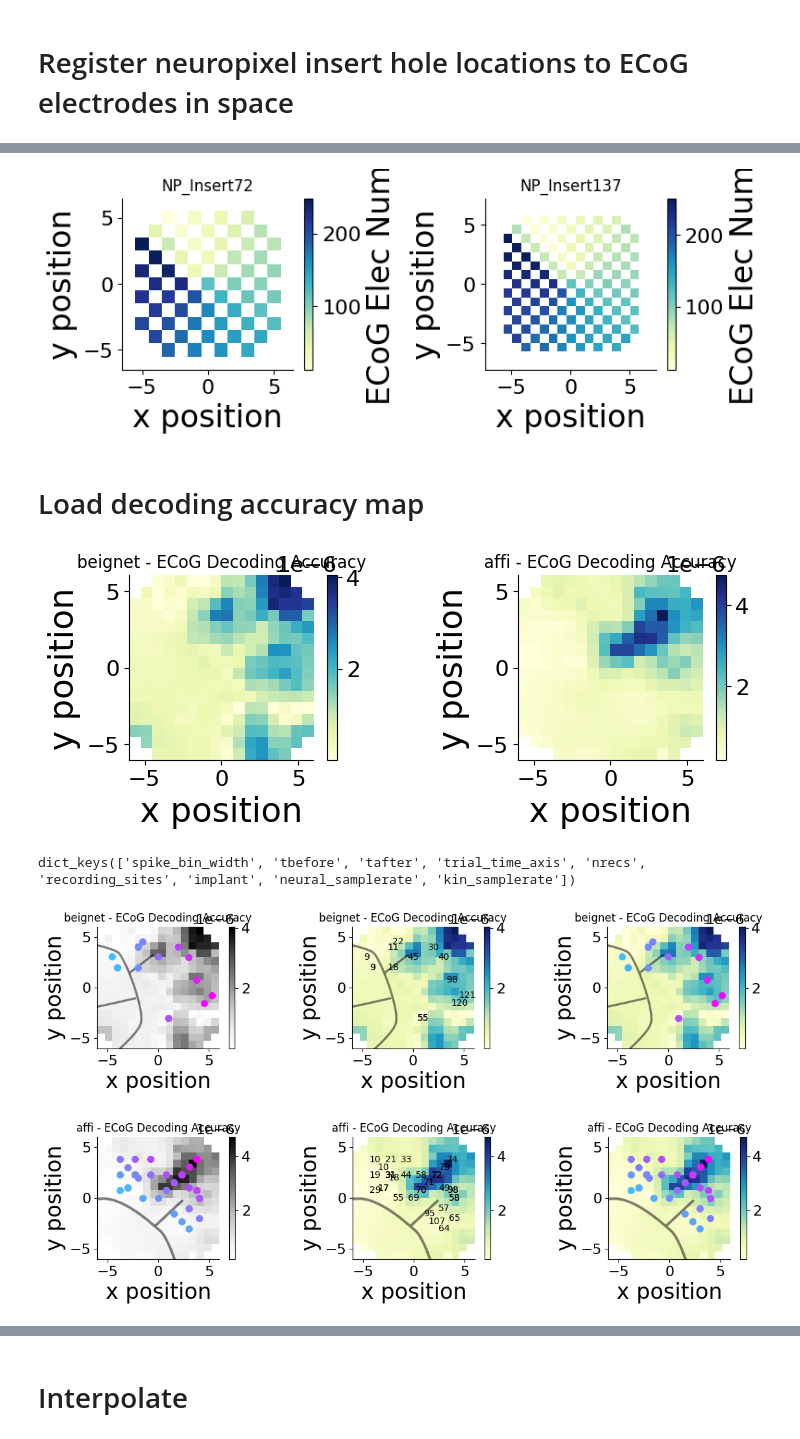
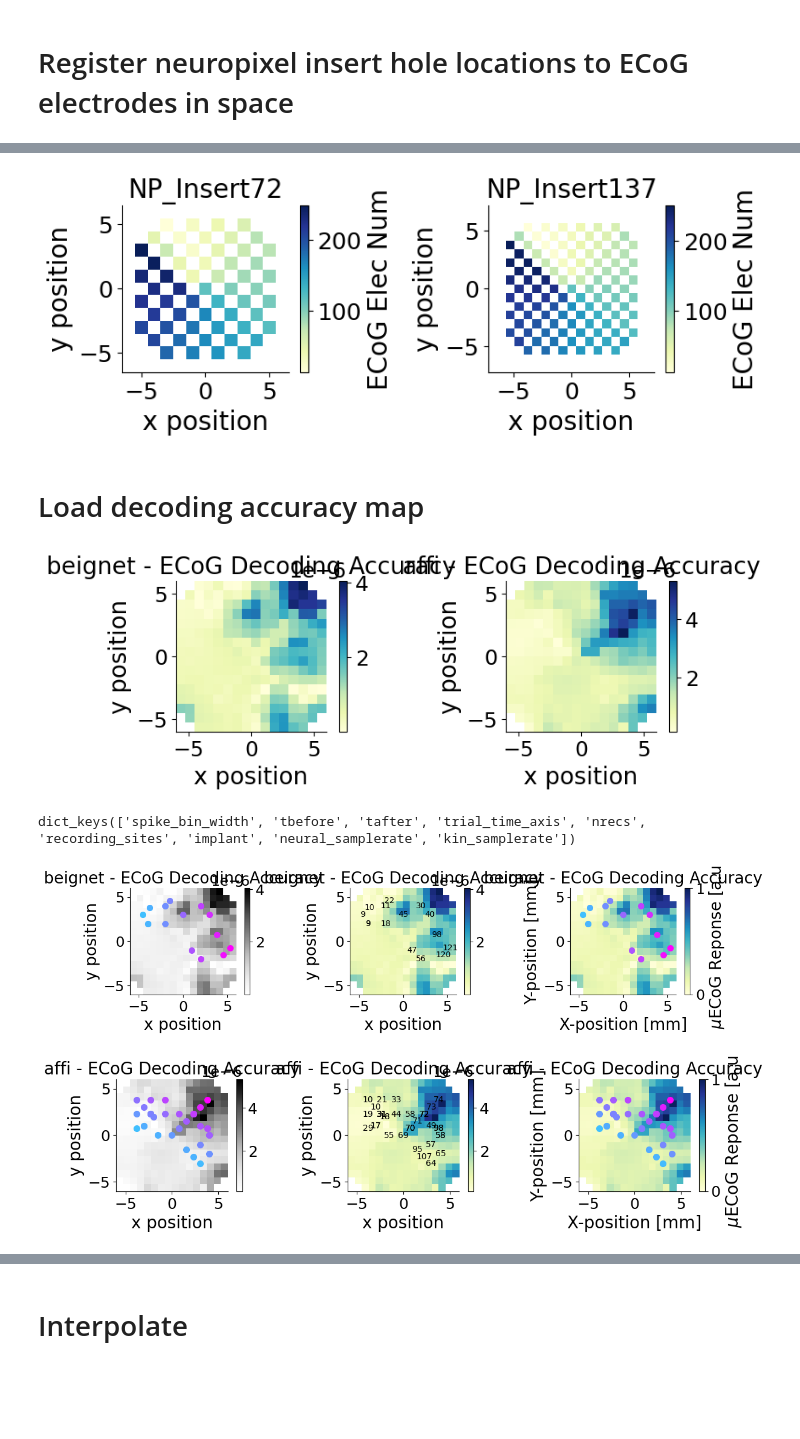
Before and after one commit to rcanfield2/ecog_np_targeting, a Jupyter notebook: np_ecog_map_registration.ipynb, the cells around one changed output, grey strips where cells are left out. Saved outputs shown, nothing was run; the diff lists cells and outputs as text; code cells hidden in the pictures; blank space fills up the shorter version.

```diff
--- a/np_ecog_map_registration.ipynb
+++ b/np_ecog_map_registration.ipynb
@@ -40,11 +40,18 @@ dec_map_names = ['all', 'hgamma', 'delta']
 
 save_figs = True
 save_dir = "/media/moor-data/results/Ryan/neuropixel_targeting/ecog_decoding_maps"
-plt.rcParams['xtick.labelsize']=16
-plt.rcParams['ytick.labelsize']=16
-plt.rcParams['axes.labelsize']=24
+# plt.rcParams['xtick.labelsize']=16
+# plt.rcParams['ytick.labelsize']=16
+# plt.rcParams['axes.labelsize']=24
+# plt.rcParams['axes.spines.top']=False
+# plt.rcParams['axes.spines.right']=False
+plt.rcParams['xtick.labelsize']=18 # presentation
+plt.rcParams['ytick.labelsize']=18
+plt.rcParams['axes.labelsize']=20
+plt.rcParams['axes.titlesize'] = 20
 plt.rcParams['axes.spines.top']=False
 plt.rcParams['axes.spines.right']=False
+plt.rcParams['lines.linewidth']=4
 # %% [markdown]
 # Register neuropixel insert hole locations to ECoG electrodes in space
 # %%
@@ -144,7 +151,7 @@ for iinsert, insert in enumerate(np_inserts):
 fig.tight_layout()
 plt.show()
 # %% [output]
-[figure, old version]
+[figure, new version]
 # %% [markdown]
 # Load decoding accuracy map
 # %%
@@ -200,7 +207,7 @@ fig.tight_layout()
 if save_figs:
     aopy.visualization.base.savefig(save_dir, 'ecog_decoding_accuracy_maps.svg')
 # %% [output]
-[figure, old version]
+[figure, new version]
 # %%
 import matplotlib
 aopy.utils.release_memory_limit()
@@ -236,7 +243,7 @@ for subject in subjects:
     dec_map_results[subject]['rec_sites'] = site_numbers[subject]
     dec_map_results[subject]['rec_locations'] = np.array([[np_ecog_mapping[subject][site_insert_name[subject][isite]][f"{site_insert_name[subject][isite]}_x"][site], np_ecog_mapping[subject][site_insert_name[subject][isite]][f"{site_insert_name[subject][isite]}_y"][site]] for isite, site in enumerate(site_numbers[subject])])
     if subject == 'affi':
-        dec_map_results[subject]['rc_axis_angle'] = np.deg2rad(55) # rotates 'x-axis' by this much
+        dec_map_results[subject]['rc_axis_angle'] = np.deg2rad(60) # rotates 'x-axis' by this much
         dec_map_results[subject]['rc_axis'] = dec_map_results[subject]['rec_locations'] @ np.array([[np.cos(dec_map_results[subject]['rc_axis_angle']), -np.sin(dec_map_results[subject]['rc_axis_angle'])],[np.sin(dec_map_results[subject]['rc_axis_angle']), np.cos(dec_map_results[subject]['rc_axis_angle'])]])
 
     elif subject == 'beignet':
@@ -262,38 +269,39 @@ for subject in subjects:
     cb = plt.colorbar(im)
 
     # Label relevant dots
     [ax[0].plot(np_ecog_mapping[subject][site_insert_name[subject][isite]][f"{site_insert_name[subject][isite]}_x"][site], np_ecog_mapping[subject][site_insert_name[subject][isite]][f"{site_insert_name[subject][isite]}_y"][site], '.', color=dec_map_results[subject]['day_colors'][isite], markersize=14) for isite, site in enumerate(site_numbers[subject])]
     ax[0].set(title=f"{subject} - ECoG Decoding Accuracy")
 
     ax[0].set(xlim=(-6,6), ylim=(-6,6))
 
     im = aopy.visualization.plot_spatial_map(dec_map_results[subject]['data_map_ecogch'], dec_map_results[subject]['data_map_ecogch_xy'][0], dec_map_results[subject]['data_map_ecogch_xy'][1], cmap='YlGnBu', ax=ax[1], nan_color='white')
     cb = plt.colorbar(im)
 
     # Label relevant dots
     [ax[1].annotate(f"{int(site_numbers[subject][isite]+1)}", (np_ecog_mapping[subject][site_insert_name[subject][isite]][f"{site_insert_name[subject][isite]}_x"][site], np_ecog_mapping[subject][site_insert_name[subject][isite]][f"{site_insert_name[subject][isite]}_y"][site]),ha='center', va='center', ) for isite, site in enumerate(site_numbers[subject])]
     ax[1].set(title=f"{subject} - ECoG Decoding Accuracy")
     ax[1].set(xlim=(-6,6), ylim=(-6,6))
 
     # Label relevant dots
     [ax[2].plot(np_ecog_mapping[subject][site_insert_name[subject][isite]][f"{site_insert_name[subject][isite]}_x"][site], np_ecog_mapping[subject][site_insert_name[subject][isite]][f"{site_insert_name[subject][isite]}_y"][site], '.', color=dec_map_results[subject]['day_colors'][isite], markersize=14) for isite, site in enumerate(site_numbers[subject])]
+    im = aopy.visualization.plot_spatial_map(dec_map_results[subject]['data_map_ecogch']/np.nanmax(dec_map_results[subject]['data_map_ecogch']), dec_map_results[subject]['data_map_ecogch_xy'][0], dec_map_results[subject]['data_map_ecogch_xy'][1], cmap='YlGnBu', ax=ax[2], nan_color='white')
+    cb = plt.colorbar(im, label='$\mu$ECoG Reponse [a.u.]')
     ax[2].set(title=f"{subject} - ECoG Decoding Accuracy")
-    ax[2].set(xlim=(-6,6), ylim=(-6,6))
-
-    im = aopy.visualization.plot_spatial_map(dec_map_results[subject]['data_map_ecogch'], dec_map_results[subject]['data_map_ecogch_xy'][0], dec_map_results[subject]['data_map_ecogch_xy'][1], cmap='YlGnBu', ax=ax[2], nan_color='white')
-    cb = plt.colorbar(im)
+    ax[2].set(xlim=(-6,6), ylim=(-6,6), xlabel='X-position [mm]', ylabel='Y-position [mm]')
+    im.set_clim(0,1)
+    cb.set_ticks(im.get_clim())
 
     # Plot sulci
     if subject == 'affi':
         sulci_theta = 45
     else:
         sulci_theta = 0
 
-    [aopy.visualization.base.overlay_sulci_on_spatial_map(subject, 'LM1', 'ECoG244', theta=sulci_theta, center=(0,0), ax=ax[iax]) for iax in range(len(ax))]
+    # [aopy.visualization.base.overlay_sulci_on_spatial_map(subject, 'LM1', 'ECoG244', theta=sulci_theta, center=(0,0), ax=ax[iax]) for iax in range(len(ax))]
 
     fig.tight_layout()
     if save_figs:
-        aopy.visualization.base.savefig(save_dir, f'{subject2plot}_ecog_decoding_accuracy_maps_site_label.svg')
+        aopy.visualization.base.savefig(save_dir, f'{subject}_ecog_decoding_accuracy_maps_site_label.svg')
 # %% [output]
-[figure, old version]
+[figure, new version]
-[figure, old version]
+[figure, new version]
```
Also changed, not shown: parts of 6 cells of this notebook, 6 other files.
